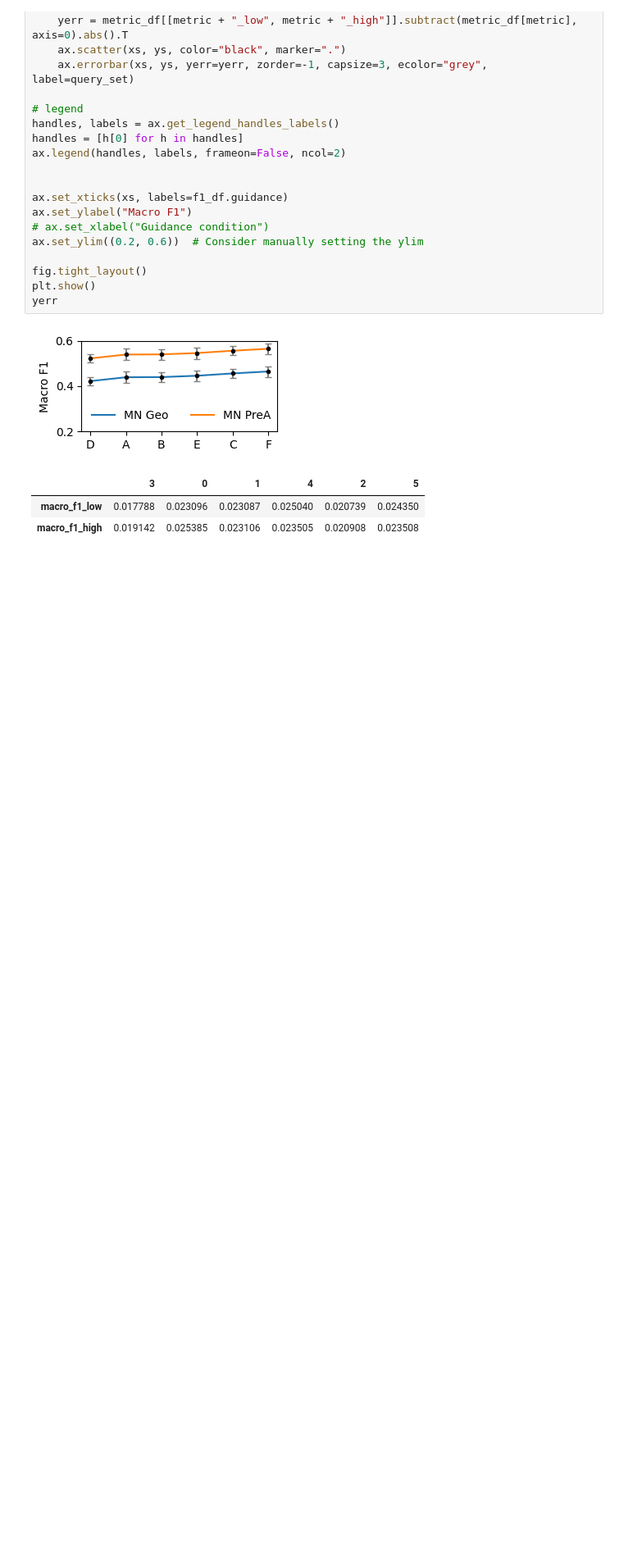
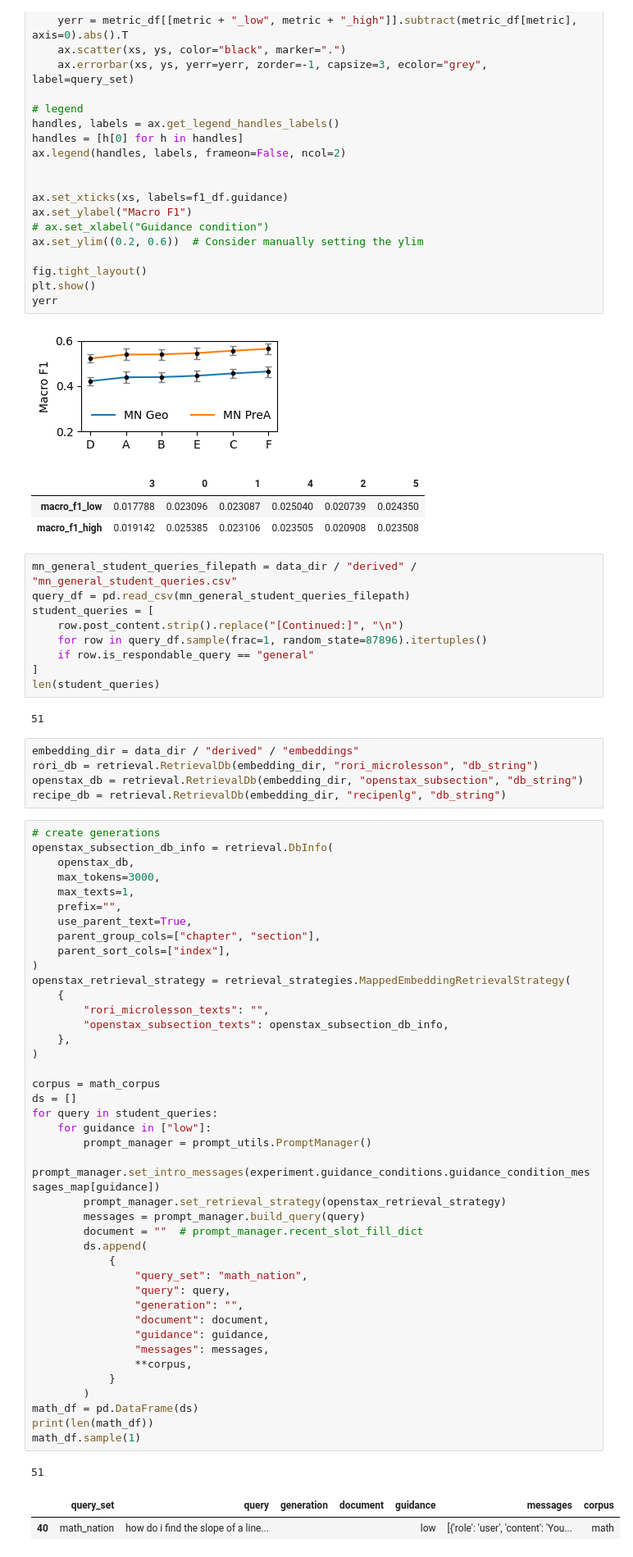
Before and after one commit to DigitalHarborFoundation/rag-for-math-qa, a Jupyter notebook: notebooks/SurveyDataAnalysis.ipynb, the cells around one changed output. Shown: that part at 82% size. Saved outputs shown, nothing was run; the diff lists cells and outputs as text; blank space fills up the shorter version.

```diff
--- a/notebooks/SurveyDataAnalysis.ipynb
+++ b/notebooks/SurveyDataAnalysis.ipynb
@@ -483,3 +495,64 @@ yerr
 |  | 3 | 0 | 1 | 4 | 2 | 5 |
 | macro_f1_low | 0.017788 | 0.023096 | 0.023087 | 0.025040 | 0.020739 | 0.024350 |
 | macro_f1_high | 0.019142 | 0.025385 | 0.023106 | 0.023505 | 0.020908 | 0.023508 |
+# %%
+mn_general_student_queries_filepath = data_dir / "derived" / "mn_general_student_queries.csv"
+query_df = pd.read_csv(mn_general_student_queries_filepath)
+student_queries = [
+    row.post_content.strip().replace("[Continued:]", "\n")
+    for row in query_df.sample(frac=1, random_state=87896).itertuples()
+    if row.is_respondable_query == "general"
+]
+len(student_queries)
+# %% [output]
+51
+# %%
+embedding_dir = data_dir / "derived" / "embeddings"
+rori_db = retrieval.RetrievalDb(embedding_dir, "rori_microlesson", "db_string")
+openstax_db = retrieval.RetrievalDb(embedding_dir, "openstax_subsection", "db_string")
+recipe_db = retrieval.RetrievalDb(embedding_dir, "recipenlg", "db_string")
+# %%
+# create generations
+openstax_subsection_db_info = retrieval.DbInfo(
+    openstax_db,
+    max_tokens=3000,
+    max_texts=1,
+    prefix="",
+    use_parent_text=True,
+    parent_group_cols=["chapter", "section"],
+    parent_sort_cols=["index"],
+)
+openstax_retrieval_strategy = retrieval_strategies.MappedEmbeddingRetrievalStrategy(
+    {
+        "rori_microlesson_texts": "",
+        "openstax_subsection_texts": openstax_subsection_db_info,
+    },
+)
+
+corpus = math_corpus
+ds = []
+for query in student_queries:
+    for guidance in ["low"]:
+        prompt_manager = prompt_utils.PromptManager()
+        prompt_manager.set_intro_messages(experiment.guidance_conditions.guidance_condition_messages_map[guidance])
+        prompt_manager.set_retrieval_strategy(openstax_retrieval_strategy)
+        messages = prompt_manager.build_query(query)
+        document = ""  # prompt_manager.recent_slot_fill_dict
+        ds.append(
+            {
+                "query_set": "math_nation",
+                "query": query,
+                "generation": "",
+                "document": document,
+                "guidance": guidance,
+                "messages": messages,
+                **corpus,
+            }
+        )
+math_df = pd.DataFrame(ds)
+print(len(math_df))
+math_df.sample(1)
+# %% [output]
+51
+|  | query_set | query | generation | document | guidance | messages | corpus |
+| 40 | math_nation | how do i find the slope of a line... |  |  | low | [{'role': 'user', 'content': 'You... | math |
```
Also changed, not shown: parts of 6 cells of this notebook, 6 other files.
